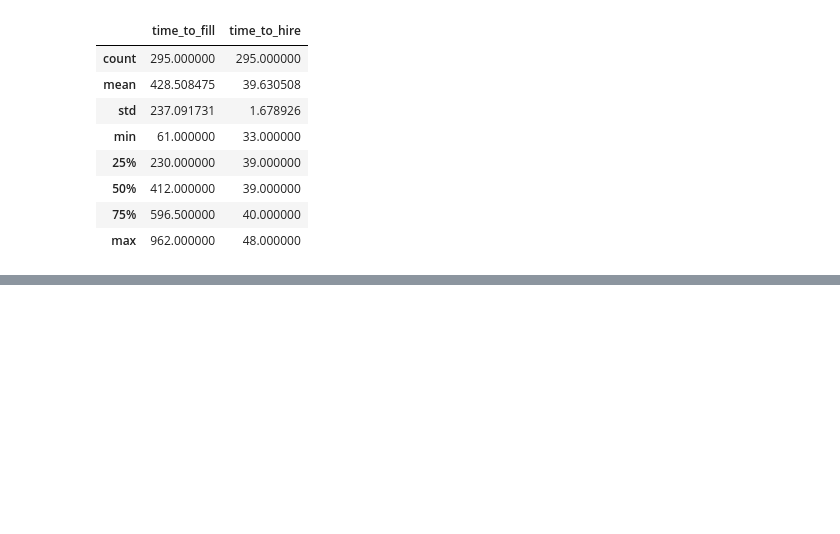
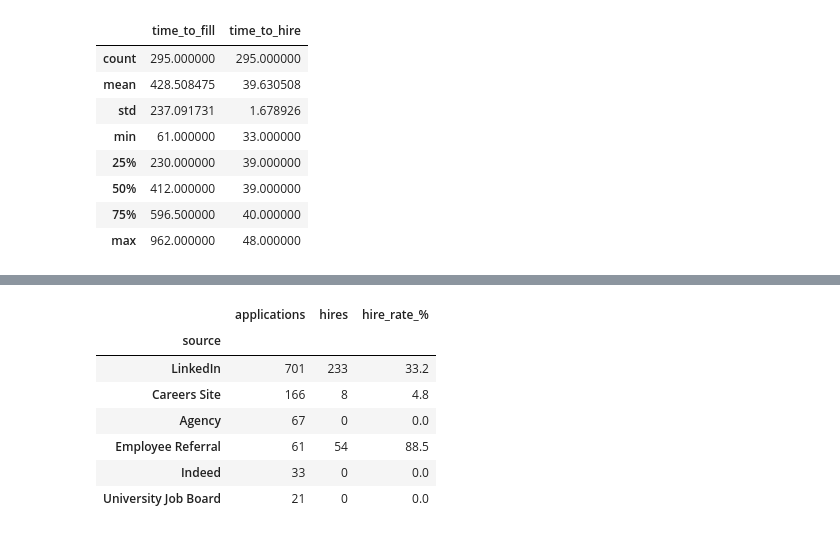
Before and after one commit to ddenerson/wise_people_analytics_case, a Jupyter notebook: notebooks/recruitment_funnel_analysis.ipynb, the cells around one changed output, grey strips where cells are left out. Drawn from its saved outputs; the diff is of its cells as text; code cells hidden in the pictures; blank space fills up the shorter version.

```diff
--- a/notebooks/recruitment_funnel_analysis.ipynb
+++ b/notebooks/recruitment_funnel_analysis.ipynb
@@ -149,0 +160,19 @@ df[['time_to_fill', 'time_to_hire']].describe()
+# %%
+# Applications, hires, and hire rate per channel.
+by_source = df.groupby('source').agg(
+    applications=('application_id', 'count'),
+    hires=('current_stage', lambda s: (s == 'Hired').sum())
+)
+by_source['hire_rate_%'] = (by_source['hires'] /
+                            by_source['applications'] * 100).round(1)
+by_source = by_source.sort_values('applications', ascending=False)
+by_source
+# %% [output]
+|  | applications | hires | hire_rate_% |
+| source |  |  |  |
+| LinkedIn | 701 | 233 | 33.2 |
+| Careers Site | 166 | 8 | 4.8 |
+| Agency | 67 | 0 | 0.0 |
+| Employee Referral | 61 | 54 | 88.5 |
+| Indeed | 33 | 0 | 0.0 |
+| University Job Board | 21 | 0 | 0.0 |
```
Also changed, not shown: parts of 16 cells of this notebook, 3 other files.
